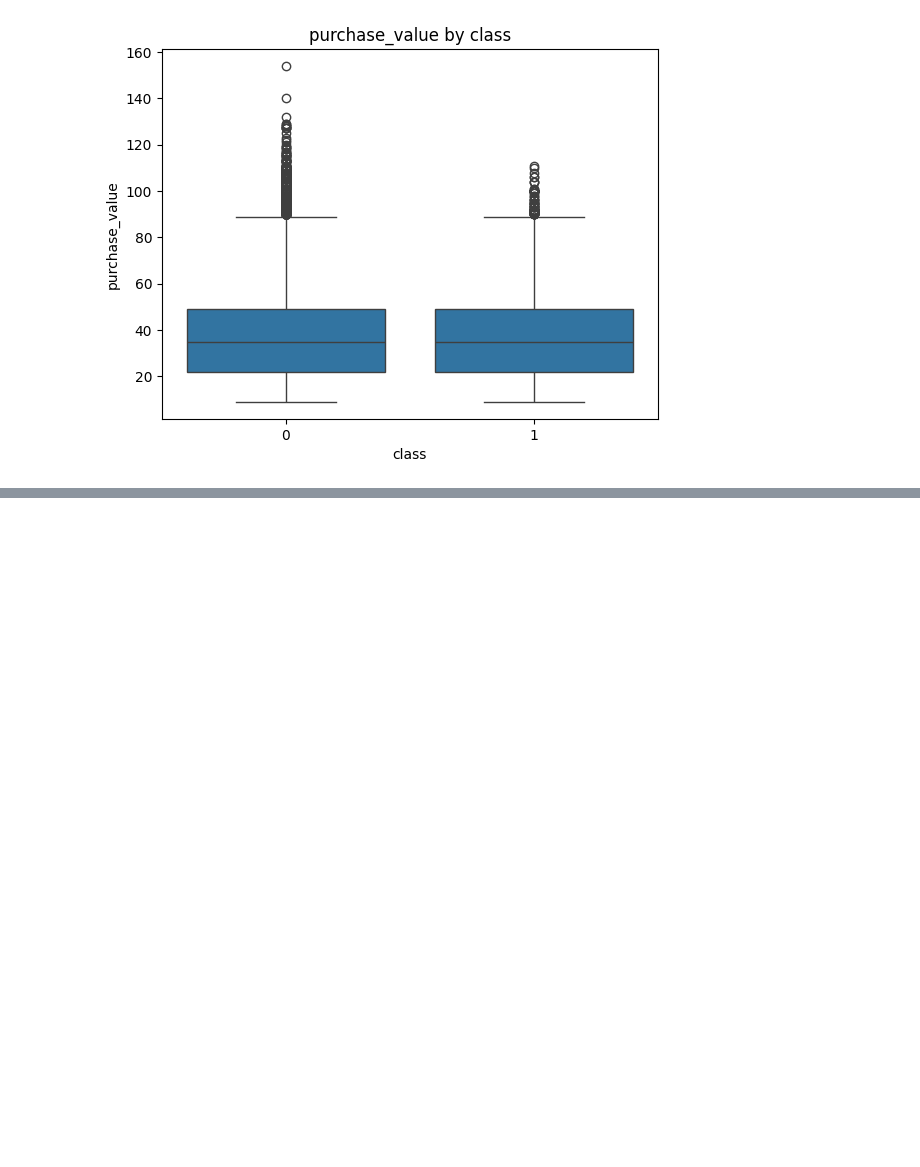
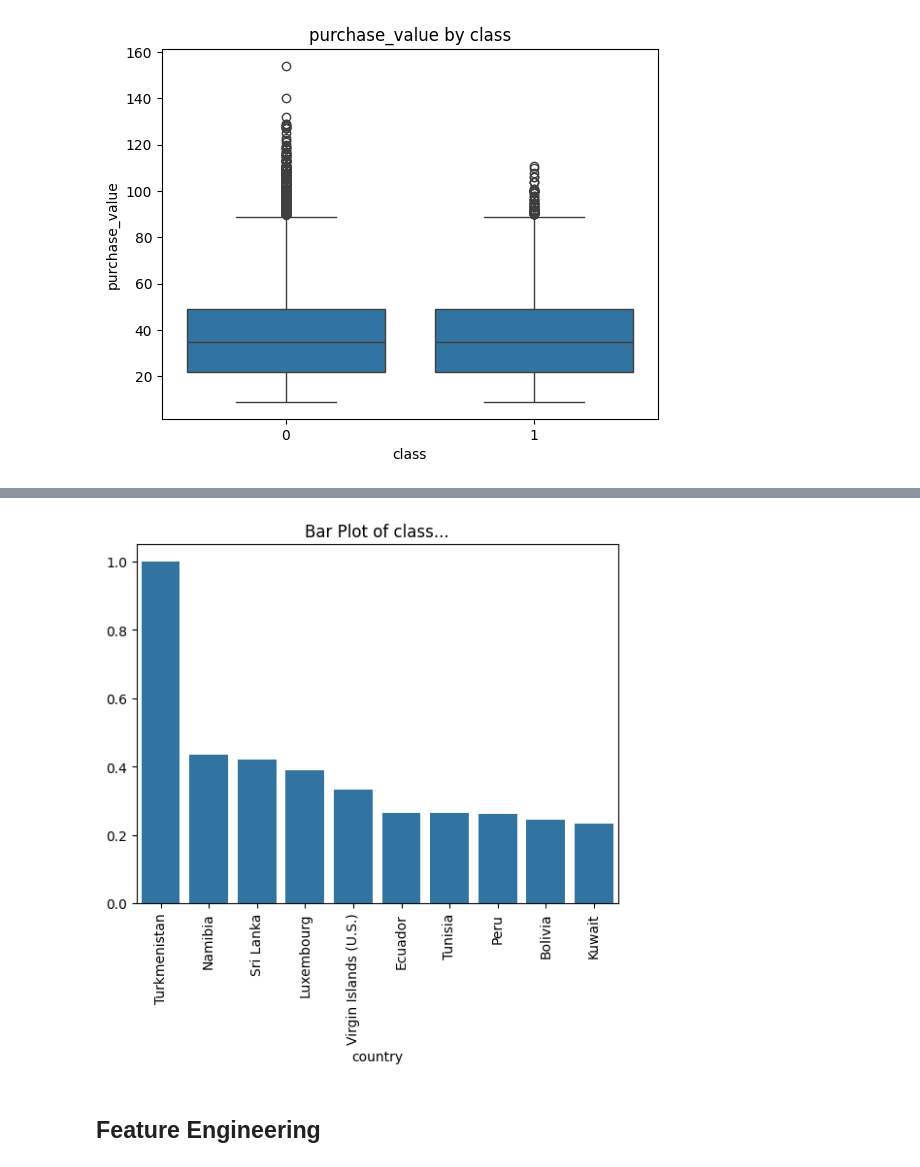
Before and after one commit to Aryam-21/Improved-detection-of-fraud-cases, a Jupyter notebook: notebooks/eda-fraud-data.ipynb, the cells around one changed output, grey strips where cells are left out. Cells and saved outputs as stored; diff of their text form; code cells hidden in the pictures; blank space fills up the shorter version.

```diff
--- a/notebooks/eda-fraud-data.ipynb
+++ b/notebooks/eda-fraud-data.ipynb
@@ -109,0 +116,25 @@ ploter.box_ploter('class', 'purchase_value', fraud_df)
+# %%
+#Convert IP Address to Integer
+fraud_df['ip_address'] = fraud_df['ip_address'].astype(int)
+ip_df['lower_bound_ip_address'] = ip_df['lower_bound_ip_address'].astype(int)
+ip_df['upper_bound_ip_address'] = ip_df['upper_bound_ip_address'].astype(int)
+# %%
+# Range-Based IP Merge
+ip_df_sorted = ip_df.sort_values('lower_bound_ip_address')
+
+fraud_df = pd.merge_asof(
+    fraud_df.sort_values('ip_address'),
+    ip_df_sorted,
+    left_on='ip_address',
+    right_on='lower_bound_ip_address',
+    direction='backward'
+)
+
+fraud_df = fraud_df[
+    fraud_df['ip_address'] <= fraud_df['upper_bound_ip_address']
+]
+# %%
+# Fraud Analysis by Country
+country_fraud = fraud_df.groupby('country')['class'].mean().sort_values(ascending=False)
+
+country_fraud.head(10)
@@ -109,0 +154,6 @@ ploter.box_ploter('class', 'purchase_value', fraud_df)
+# %%
+ploter.bar_ploter(country_fraud.head(10))
+# %% [output]
+[figure, added]
+# %% [markdown]
+## Feature Engineering
```
Also changed, not shown: parts of 6 cells of this notebook, 1 other file.
